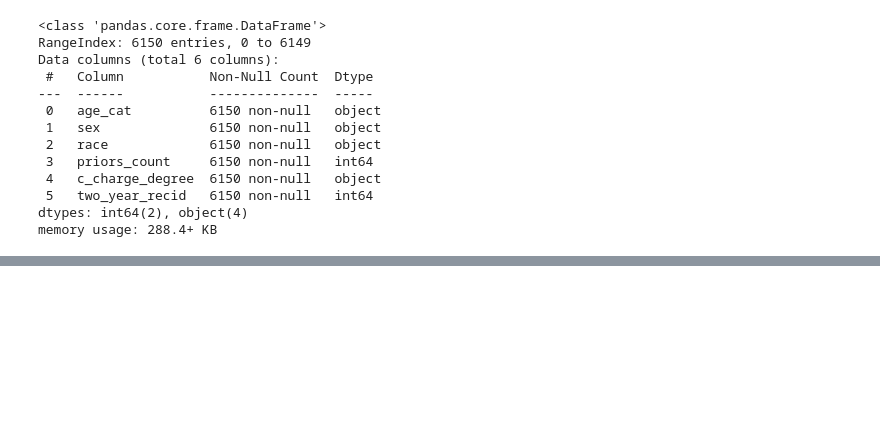
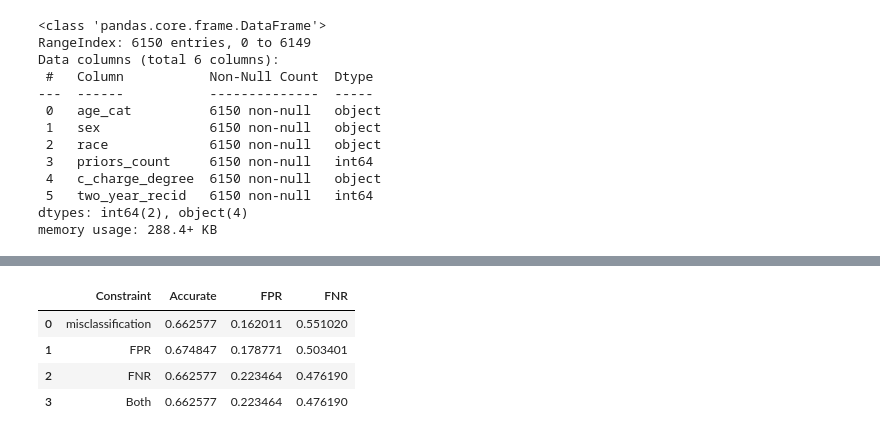
Before and after one commit to TZstatsADS/fall2022-project4-prj4-group8, a Jupyter notebook: doc/Algorithm4.ipynb, the cells around one changed output, grey strips where cells are left out. Drawn from its saved outputs; the diff is of its cells as text; code cells hidden in the pictures; blank space fills up the shorter version.

```diff
--- a/doc/Algorithm4.ipynb
+++ b/doc/Algorithm4.ipynb
@@ -143,0 +433,5 @@ def train_model(X,y,x_sensitive_feature,eps):
+# %%
+def train():
+    w = train_model(X_train,y_train,x_race_train,eps,constraint_params)
+    train_score, test_score, cov_all_train, cov_all_test, s_attr_to_fp_fn_train, s_attr_to_fp_fn_test = get_clf_stats(w, X_train, y_train, x_race_train, X_test, y_test, x_race_test)
+    return w, test_score, s_attr_to_fp_fn_test
@@ -143,0 +457,17 @@ def train_model(X,y,x_sensitive_feature,eps):
+# %%
+sensitive_attrs_to_cov_thresh = {0:{0:0, 1:0}, 1:{0:0, 1:0}, 2:{0:0, 1:0}} # zero covariance threshold, means try to get the fairest solution
+tau = 5.0
+mu = 1.2
+# %%
+summary_F = pd.DataFrame(columns=["Constraint","Accurate","FPR","FNR"])
+summary_M = pd.DataFrame(columns=["Constraint","Accurate","FPR","FNR"])
+idx_to_constraint = {0:"misclassification",1:"FPR",2:"FNR",4:"Both"}
+# %%
+for i in [0,1,2,4]:
+    constraint_params = {"cons_type": i,
+            "tau": tau,
+            "mu": mu,
+            "sensitive_attrs_to_cov_thresh": sensitive_attrs_to_cov_thresh}
+    w_con, test_score_con, s_attr_to_fp_fn_test_con = train()
+    summary_F = summary_F.append({"Constraint":idx_to_constraint[i],"Accurate":s_attr_to_fp_fn_test_con[0]['acc'],"FPR":s_attr_to_fp_fn_test_con[0]['fpr'],"FNR":s_attr_to_fp_fn_test_con[0]['fnr']},ignore_index=True)
+    summary_M = summary_M.append({"Constraint":idx_to_constraint[i],"Accurate":s_attr_to_fp_fn_test_con[1]['acc'],"FPR":s_attr_to_fp_fn_test_con[1]['fpr'],"FNR":s_attr_to_fp_fn_test_con[1]['fnr']},ignore_index=True)
@@ -143,0 +547,8 @@ def train_model(X,y,x_sensitive_feature,eps):
+# %%
+summary_M
+# %% [output]
+|  | Constraint | Accurate | FPR | FNR |
+| 0 | misclassification | 0.662577 | 0.162011 | 0.551020 |
+| 1 | FPR | 0.674847 | 0.178771 | 0.503401 |
+| 2 | FNR | 0.662577 | 0.223464 | 0.476190 |
+| 3 | Both | 0.662577 | 0.223464 | 0.476190 |
```
Also changed, not shown: parts of 17 cells of this notebook.
